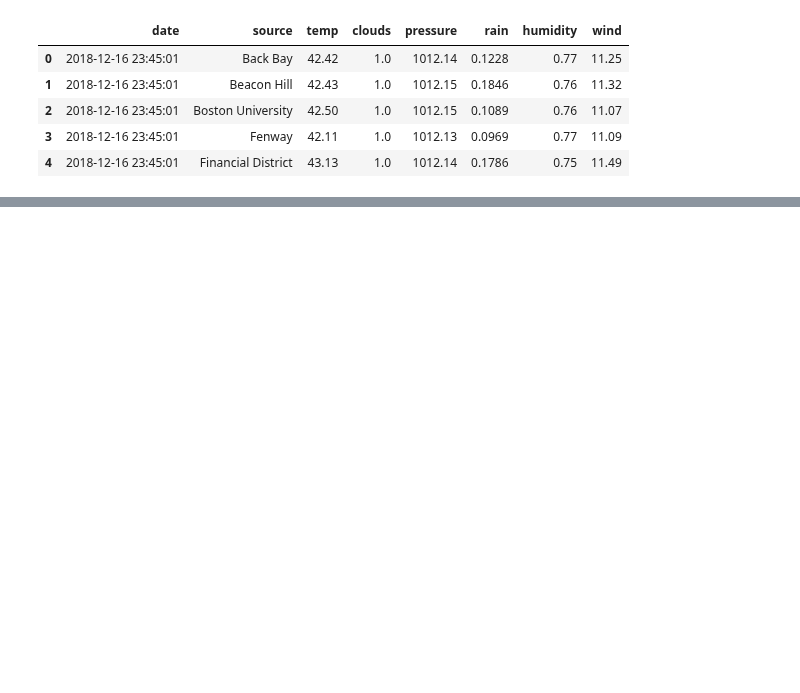
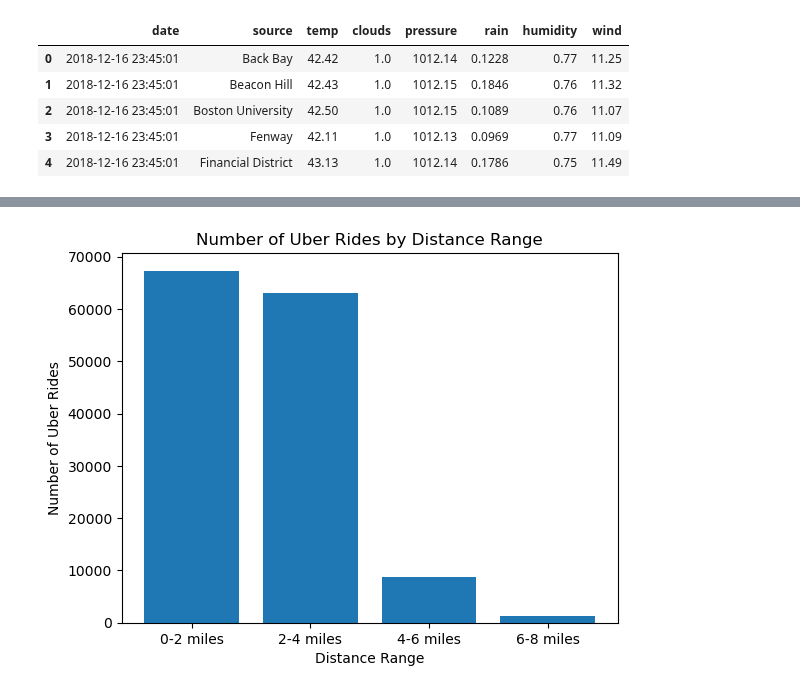
Before and after one commit to marnaji/Project-1, a Jupyter notebook: main.ipynb, the cells around one changed output, grey strips where cells are left out. Cells and saved outputs as stored; diff of their text form; code cells hidden in the pictures; blank space fills up the shorter version.

```diff
--- a/main.ipynb
+++ b/main.ipynb
@@ -151,0 +185,23 @@ final_df.to_csv("rideshare_vs_weather.csv", index=False)
+# %%
+# Filter the DataFrame to include only Uber rides
+uber_rides = final_df[final_df["Rideshare_App"] == "Uber"]
+
+# Define the distance ranges
+distance_ranges = ["0-2 miles", "2-4 miles", "4-6 miles", "6-8 miles"]
+
+# Count the number of Uber rides within each distance range
+ride_counts = [
+    ((uber_rides["Distance(m)"] >= 0) & (uber_rides["Distance(m)"] <= 2)).sum(),
+    ((uber_rides["Distance(m)"] > 2) & (uber_rides["Distance(m)"] <= 4)).sum(),
+    ((uber_rides["Distance(m)"] > 4) & (uber_rides["Distance(m)"] <= 6)).sum(),
+    ((uber_rides["Distance(m)"] > 6) & (uber_rides["Distance(m)"] <= 8)).sum()
+]
+
+# Plot the bar graph
+plt.bar(distance_ranges, ride_counts)
+plt.xlabel("Distance Range")
+plt.ylabel("Number of Uber Rides")
+plt.title("Number of Uber Rides by Distance Range")
+plt.show()
+# %% [output]
+[figure, added]
```
Also changed, not shown: parts of 11 cells of this notebook, 1 other file.
